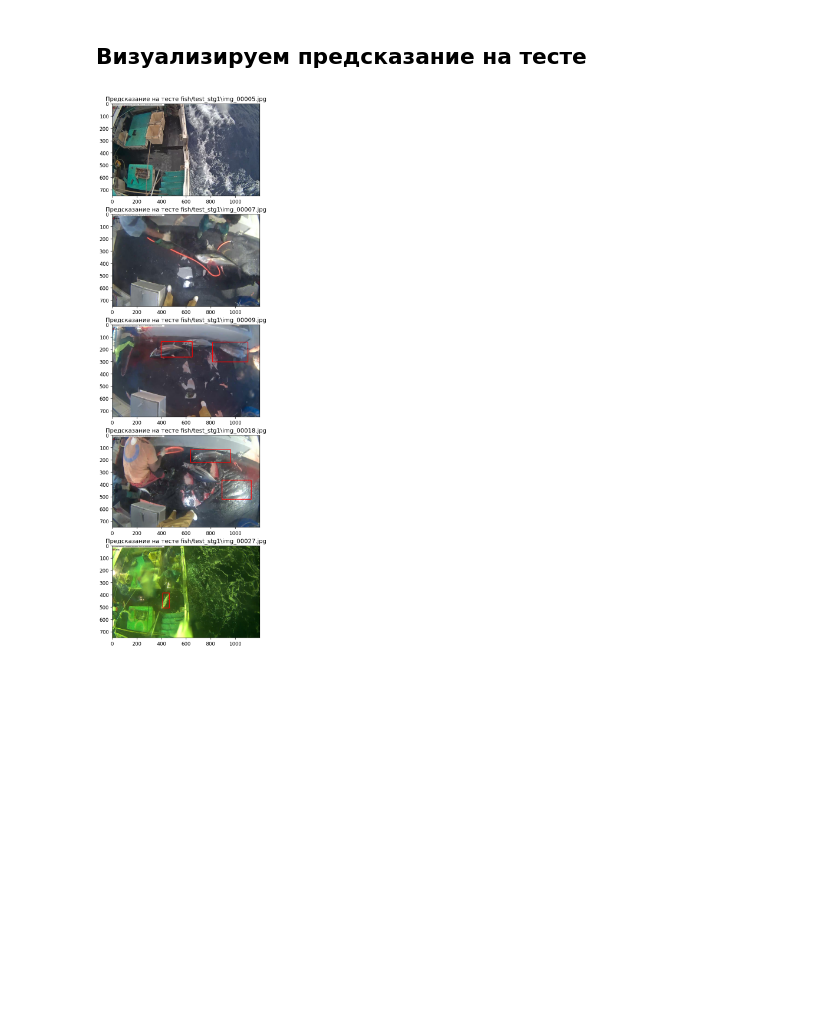
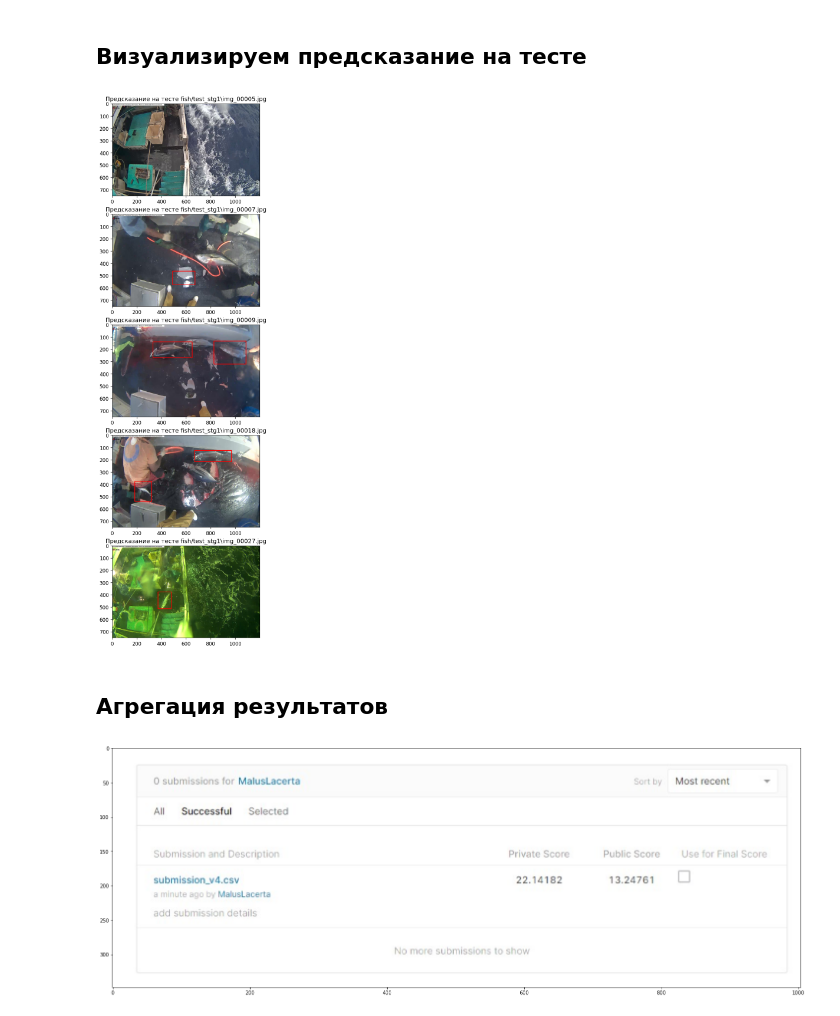
Before and after one commit to borovkovamv/AML-12, a Jupyter notebook: DZ_14.ipynb, the cells around one changed output. Drawn from its saved outputs; the diff is of its cells as text; code cells hidden in the pictures; blank space fills up the shorter version.

```diff
--- a/DZ_14.ipynb
+++ b/DZ_14.ipynb
@@ -443,14 +443,14 @@ for i, filename in enumerate(test_images):
     _, sample_img = load_img(filename)
     pred = model.predict(np.array([sample_img,]))
 
-    decoded = decode_prediction(pred[0], conf_thr=0.2)
+    decoded = decode_prediction(pred[0], conf_thr=0.05)
     decoded = non_max_suppression(decoded,
                                   max_output_size=2,
-                                  iou_threshold=0.1)
+                                  iou_threshold=0.05)
 
     plt.subplot(len(test_images), 1, i + 1)
     img = draw_boxes({'filename': filename}, decoded, (IMG_WIDTH, IMG_HEIGHT))
     plt.imshow(img)
     plt.title('Предсказание на тесте {}'.format(filename));
 # %% [output]
-[figure, old version]
+[figure, new version]
@@ -458,0 +459,2 @@ for i, filename in enumerate(test_images):
+# %% [markdown]
+## Агрегация результатов
@@ -458,0 +502,7 @@ for i, filename in enumerate(test_images):
+# %%
+img_cv = cv2.imread('fish/fish_score.jpg')
+plt.figure(figsize=(25, 15))
+plt.imshow(img_rgb)
+plt.show()
+# %% [output]
+[figure, added]
```
Also changed, not shown: parts of 12 cells of this notebook.
